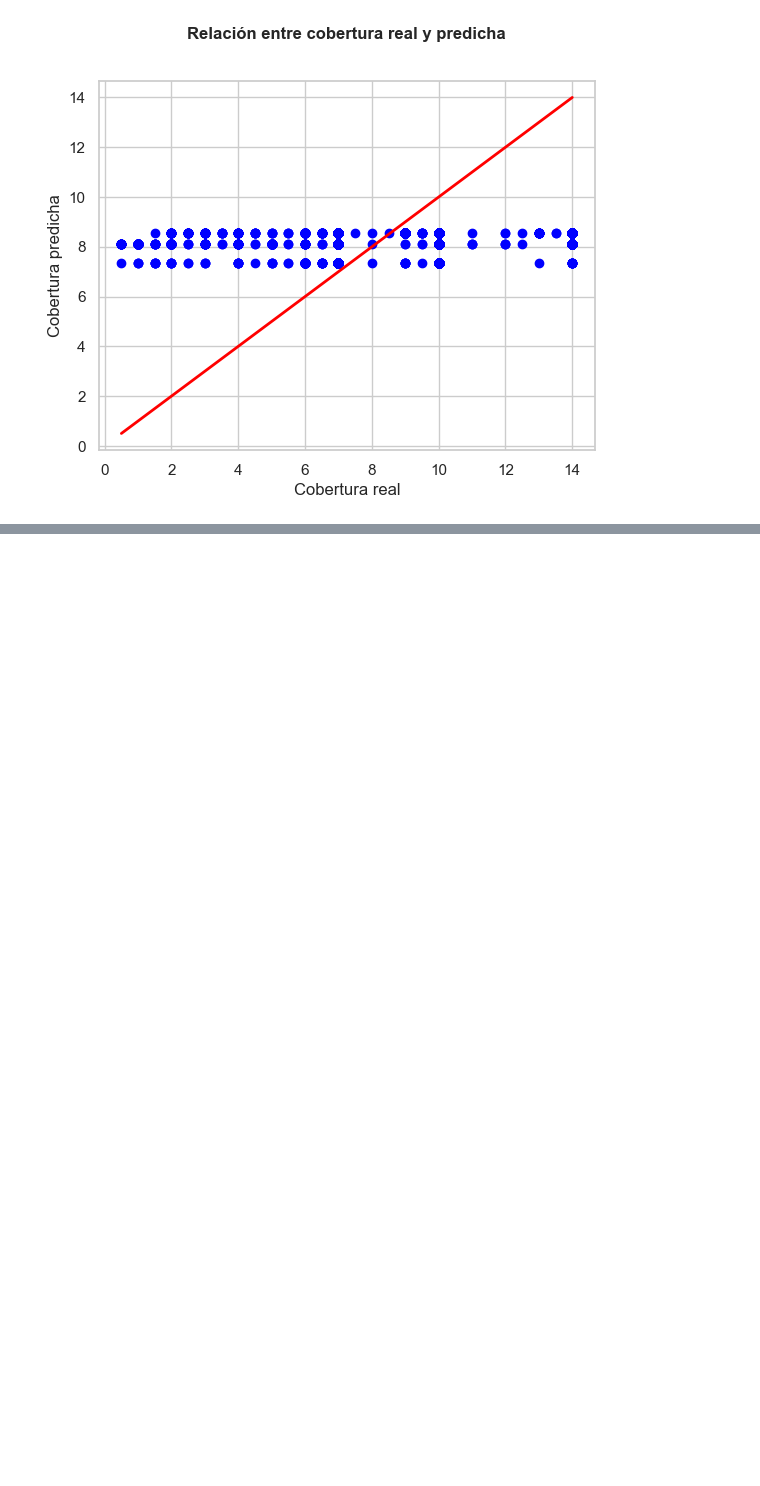
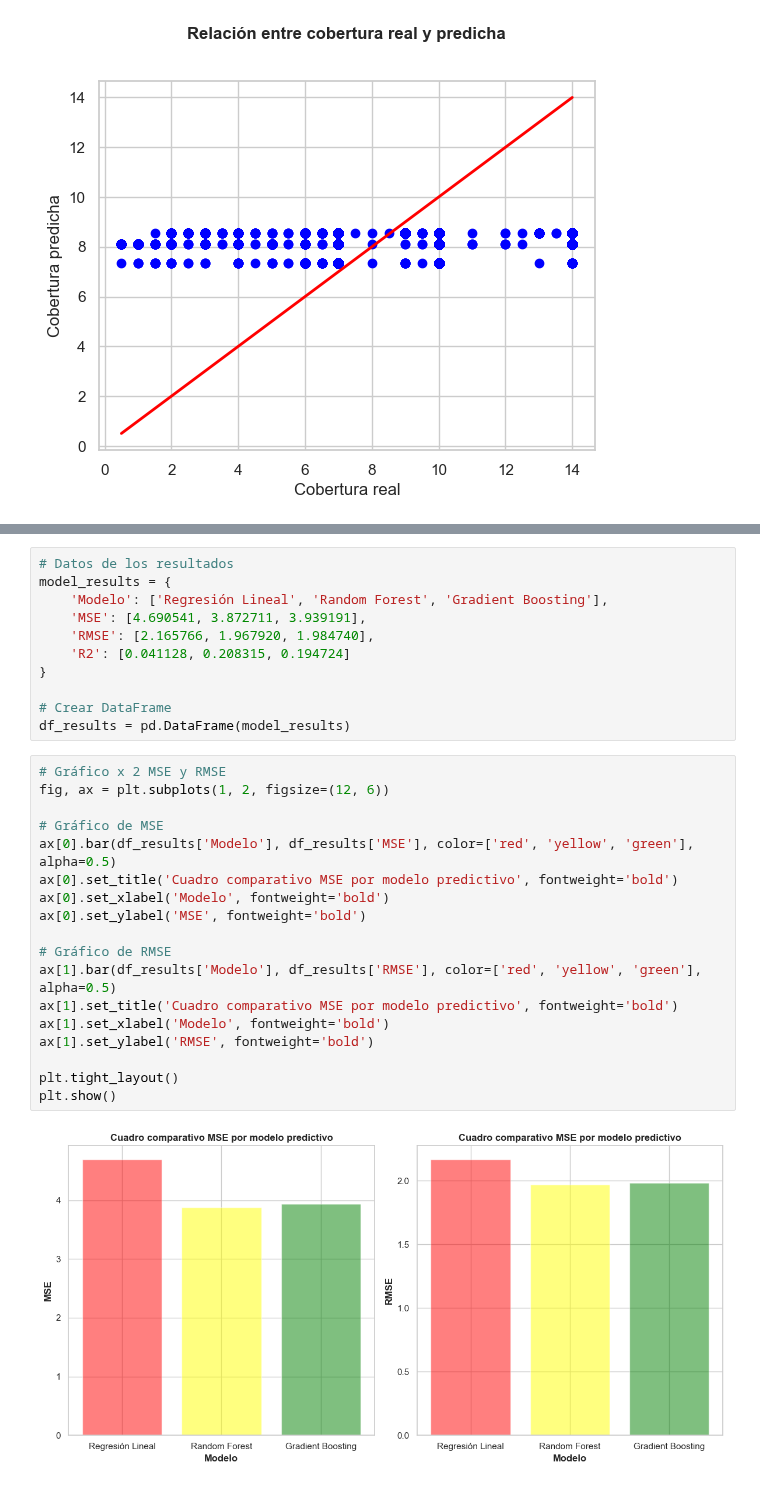
Before and after one commit to matisolica/Proyecto-final-DS1, a Jupyter notebook: pfDS1_version1.ipynb, the cells around one changed output, grey strips where cells are left out. Cells and saved outputs as stored; diff of their text form; blank space fills up the shorter version.

```diff
--- a/pfDS1_version1.ipynb
+++ b/pfDS1_version1.ipynb
@@ -909,0 +1006,31 @@ plt.show()
+# %%
+# Datos de los resultados
+model_results = {
+    'Modelo': ['Regresión Lineal', 'Random Forest', 'Gradient Boosting'],
+    'MSE': [4.690541, 3.872711, 3.939191],
+    'RMSE': [2.165766, 1.967920, 1.984740],
+    'R2': [0.041128, 0.208315, 0.194724]
+}
+
+# Crear DataFrame
+df_results = pd.DataFrame(model_results)
+# %%
+# Gráfico x 2 MSE y RMSE
+fig, ax = plt.subplots(1, 2, figsize=(12, 6))
+
+# Gráfico de MSE
+ax[0].bar(df_results['Modelo'], df_results['MSE'], color=['red', 'yellow', 'green'], alpha=0.5)
+ax[0].set_title('Cuadro comparativo MSE por modelo predictivo', fontweight='bold')
+ax[0].set_xlabel('Modelo', fontweight='bold')
+ax[0].set_ylabel('MSE', fontweight='bold')
+
+# Gráfico de RMSE
+ax[1].bar(df_results['Modelo'], df_results['RMSE'], color=['red', 'yellow', 'green'], alpha=0.5)
+ax[1].set_title('Cuadro comparativo MSE por modelo predictivo', fontweight='bold')
+ax[1].set_xlabel('Modelo', fontweight='bold')
+ax[1].set_ylabel('RMSE', fontweight='bold')
+
+plt.tight_layout()
+plt.show()
+# %% [output]
+[figure, added]
```
Also changed, not shown: parts of 13 cells of this notebook.
